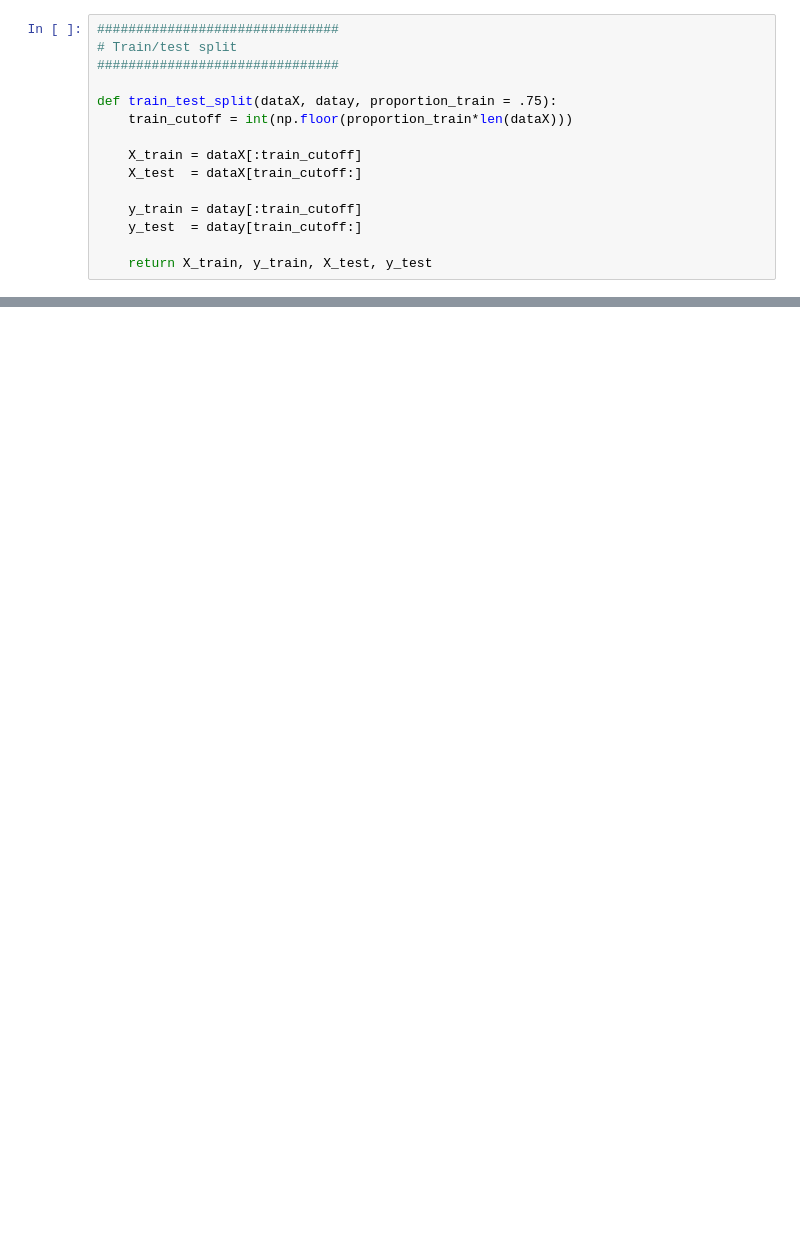
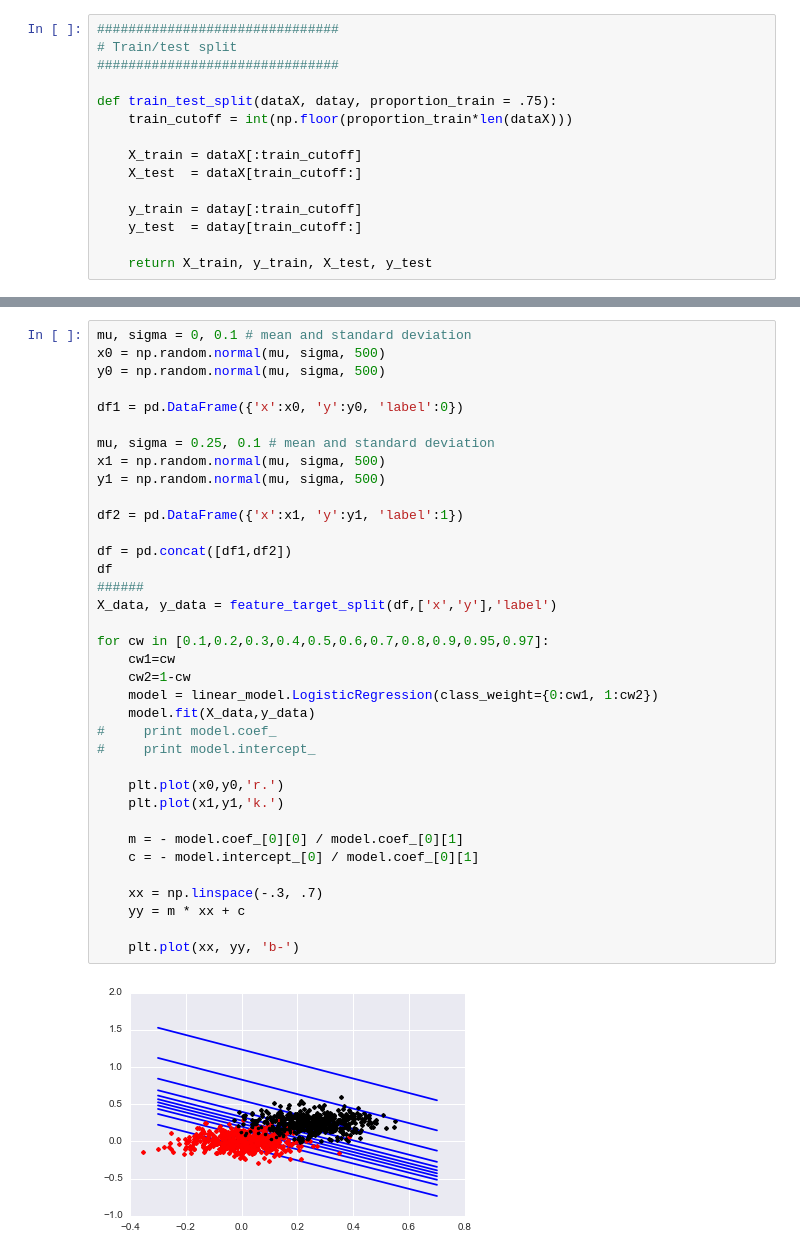
Before and after one commit to sidazhou/ipython_notes, a Jupyter notebook: notes_ml.ipynb, the cells around one changed output, grey strips where cells are left out. Drawn from its saved outputs; the diff is of its cells as text; blank space fills up the shorter version.

```diff
--- a/notes_ml.ipynb
+++ b/notes_ml.ipynb
@@ -32,0 +134,38 @@ import
+# %%
+mu, sigma = 0, 0.1 # mean and standard deviation
+x0 = np.random.normal(mu, sigma, 500)
+y0 = np.random.normal(mu, sigma, 500)
+
+df1 = pd.DataFrame({'x':x0, 'y':y0, 'label':0})
+
+mu, sigma = 0.25, 0.1 # mean and standard deviation
+x1 = np.random.normal(mu, sigma, 500)
+y1 = np.random.normal(mu, sigma, 500)
+
+df2 = pd.DataFrame({'x':x1, 'y':y1, 'label':1})
+
+df = pd.concat([df1,df2])
+df
+######
+X_data, y_data = feature_target_split(df,['x','y'],'label')
+
+for cw in [0.1,0.2,0.3,0.4,0.5,0.6,0.7,0.8,0.9,0.95,0.97]:
+    cw1=cw
+    cw2=1-cw
+    model = linear_model.LogisticRegression(class_weight={0:cw1, 1:cw2})
+    model.fit(X_data,y_data)
+#     print model.coef_
+#     print model.intercept_
+
+    plt.plot(x0,y0,'r.')
+    plt.plot(x1,y1,'k.')
+
+    m = - model.coef_[0][0] / model.coef_[0][1]
+    c = - model.intercept_[0] / model.coef_[0][1]
+
+    xx = np.linspace(-.3, .7)
+    yy = m * xx + c
+
+    plt.plot(xx, yy, 'b-')
+# %% [output]
+[figure, added]
```
Also changed, not shown: parts of 11 cells of this notebook, 1 other file.
